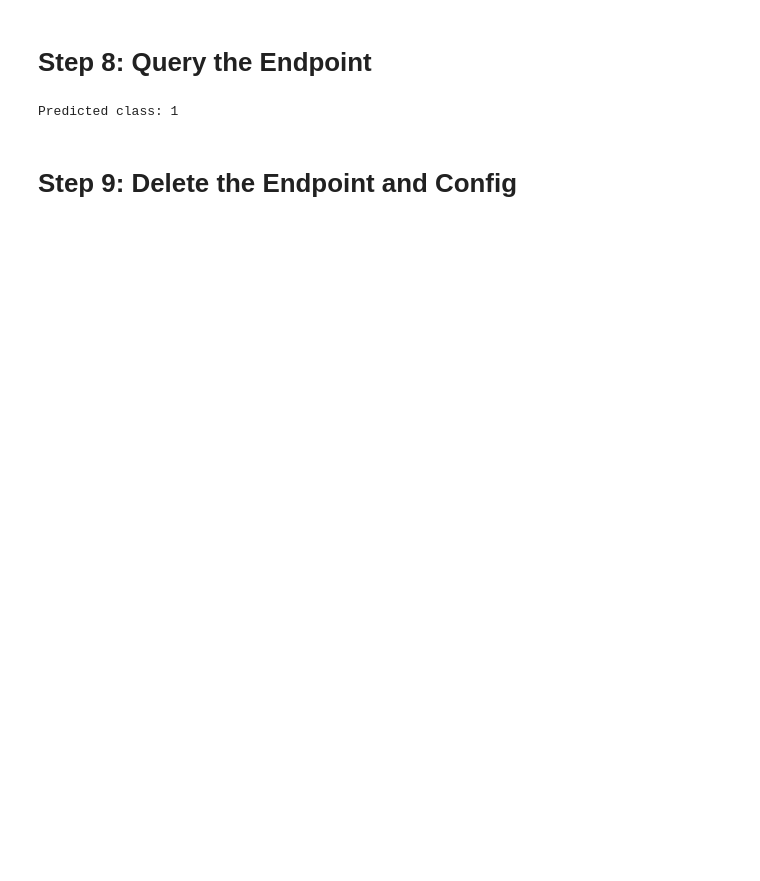
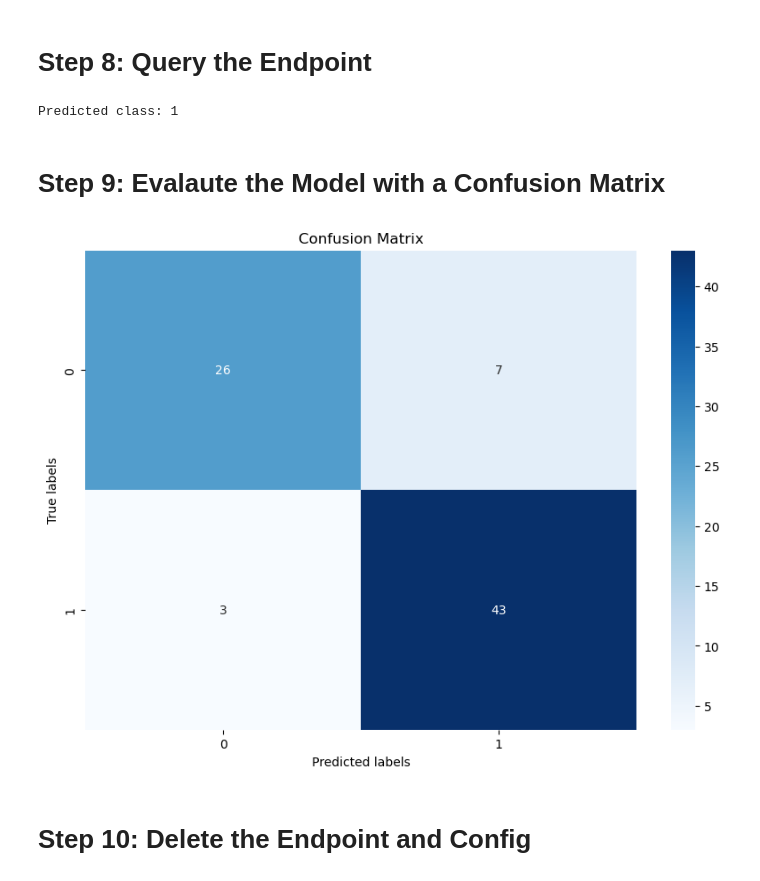
Before and after one commit to ShaunCahill/COMM-493---W24, a Jupyter notebook: Introduction to Linear Learner/Classification/Linear Learner Demo - CLASSIFICATION.ipynb, the cells around one changed output. Saved outputs shown, nothing was run; the diff lists cells and outputs as text; code cells hidden in the pictures; blank space fills up the shorter version.

Commit message:
Added Confusion Matrix to Classification and Multi-Classification

```diff
--- a/Introduction to Linear Learner/Classification/Linear Learner Demo - CLASSIFICATION.ipynb
+++ b/Introduction to Linear Learner/Classification/Linear Learner Demo - CLASSIFICATION.ipynb
@@ -275,12 +280,0 @@ Endpoint 'classification-linear-learner-endpoint' and its configuration have bee
-# %%
-import boto3
-
-# Create a SageMaker client using Boto3
-sagemaker_client = boto3.client('sagemaker')
-
-# Deploy the Linear Learner model as an endpoint
-linear_predictor = linear_learner.deploy(
-    initial_instance_count=1,  # Number of initial instances
-    instance_type='ml.m5.large',  # Type of instance for serving
-    endpoint_name=Endpoint  # Custom endpoint name
-)
@@ -314,8 +300,39 @@ response = linear_predictor.predict(query_data_csv)
 print("Predicted class:", response['predictions'][0]['predicted_label'])
 # %% [output]
 Predicted class: 1
+# %% [markdown]
+# Step 9: Evalaute the Model with a Confusion Matrix
+# %%
+def predict(predictor, data):
+    predictions = []  # Initialize an empty list to store predictions
+
+    # Split data into chunks of 100 arrays for prediction
+    for array in np.array_split(data, 100):
+        if array.size == 0:  # Skip if the array is empty
+            continue
+        result = predictor.predict(array)  # Make predictions on the current chunk
+        # Extract predicted labels from the result and append to the predictions list
+        predictions += [r['predicted_label'] for r in result['predictions']]
+
+    return np.array(predictions)  # Return the predictions as a numpy array
+
+# Make predictions on the validation data
+y_pred = predict(linear_predictor, X_val.to_numpy())
+# %%
+# Generate the confusion matrix
+conf_matrix = confusion_matrix(y_val, y_pred)  # Create a confusion matrix comparing true and predicted labels
+
+# Plot the confusion matrix
+plt.figure(figsize=(10, 7))  # Set the size of the plot
+sns.heatmap(conf_matrix, annot=True, fmt='g', cmap='Blues')  # Plot the confusion matrix using a heatmap
+plt.xlabel('Predicted labels')  # Label for the x-axis
+plt.ylabel('True labels')  # Label for the y-axis
+plt.title('Confusion Matrix')  # Title of the plot
+plt.show()  # Display the plot
+# %% [output]
+[figure, added]
 # %% [markdown]
-# Step 9: Delete the Endpoint and Config
+# Step 10: Delete the Endpoint and Config
 # %%
 # Delete the Endpoint and Config
 
```
Also changed, not shown: parts of 13 cells of this notebook, 1 other file.
